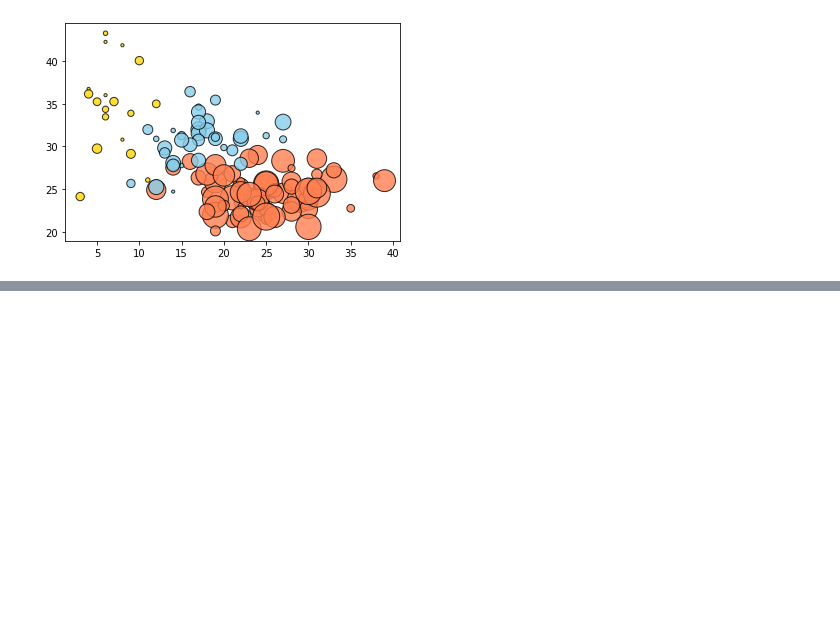
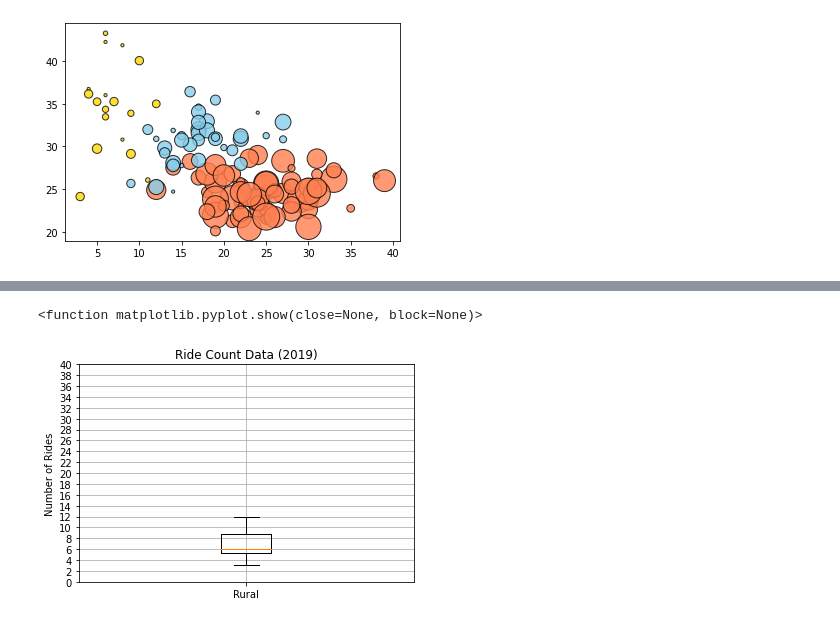
Before and after one commit to spuddy619/PyBer_Analysis, a Jupyter notebook: PyBer.ipynb, the cells around one changed output, grey strips where cells are left out. Drawn from its saved outputs; the diff is of its cells as text; code cells hidden in the pictures; blank space fills up the shorter version.

```diff
--- a/PyBer.ipynb
+++ b/PyBer.ipynb
@@ -429,0 +686,21 @@ plt.savefig("analysis/Fig1.png")
+# %%
+# Box and Whisker Summary for Rural City Ride count
+# rural_ride_count
+
+
+
+
+
+x_labels = ["Rural"]   # Why do we turn this into a variable?
+
+fig, ax = plt.subplots()
+ax.boxplot(rural_ride_count, labels = x_labels )
+
+ax.set_title("Ride Count Data (2019)")
+ax.set_ylabel("Number of Rides")
+ax.set_yticks(np.arange(0,42, step = 2.0))
+ax.grid()
+plt.show
+# %% [output]
+<function matplotlib.pyplot.show(close=None, block=None)>
+[figure, added]
```
Also changed, not shown: parts of 30 cells of this notebook.
